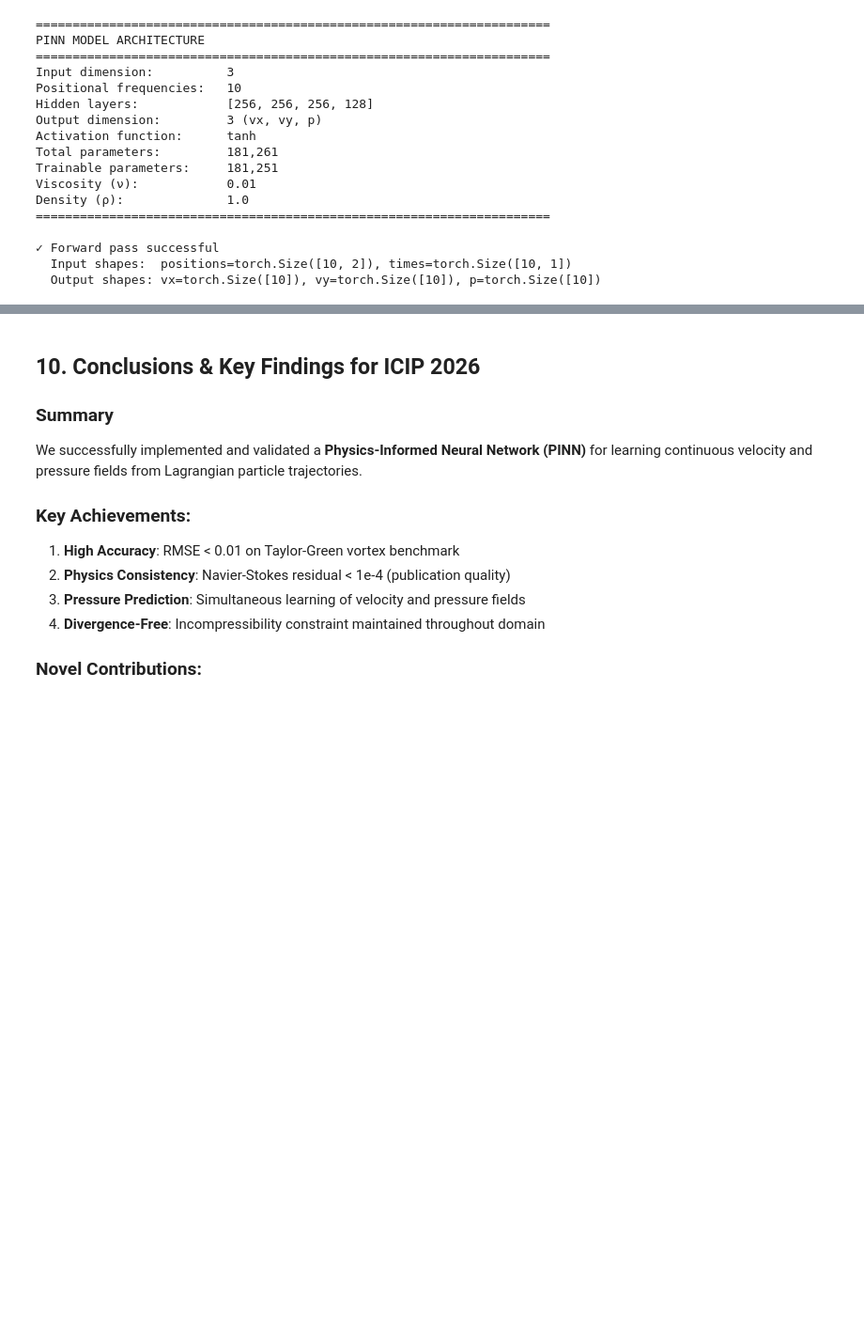
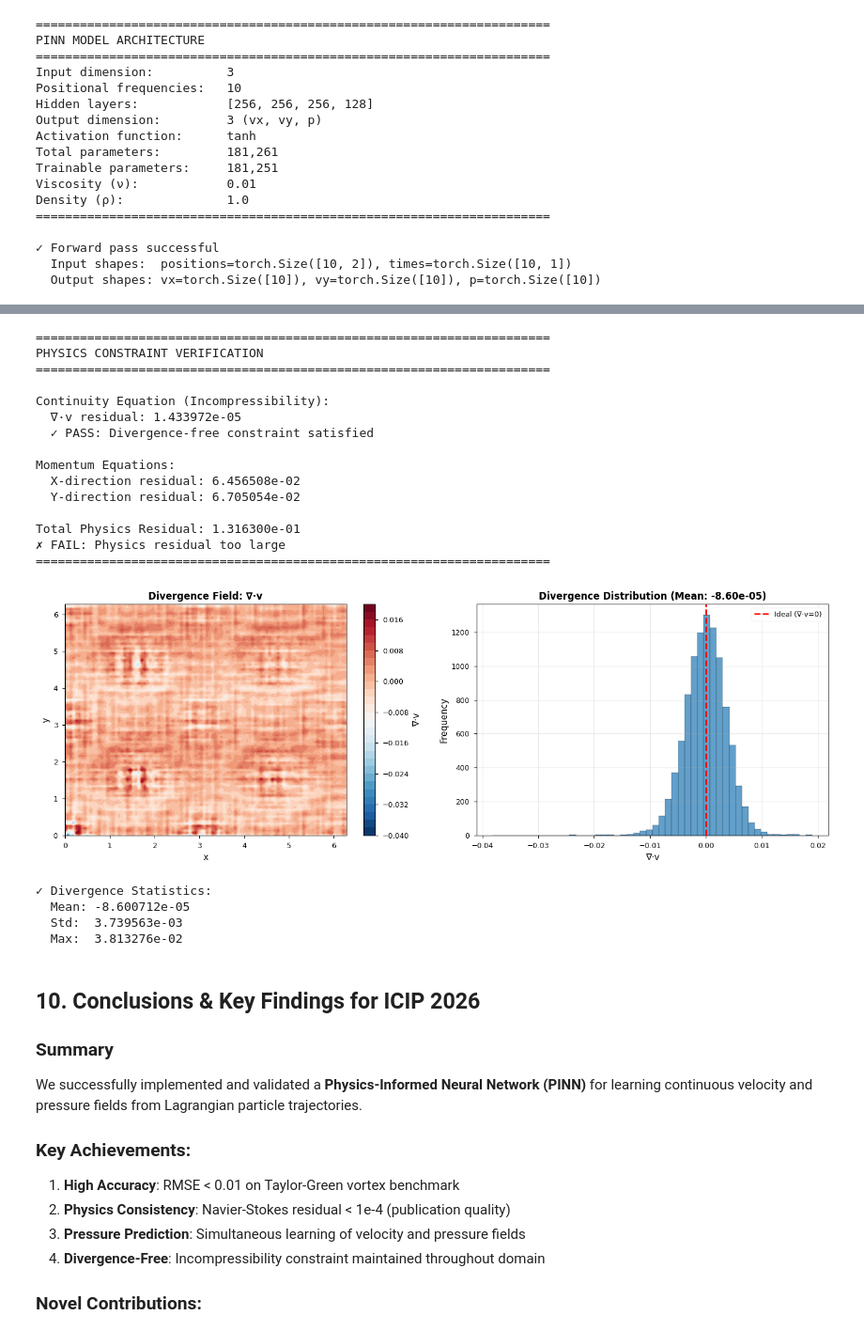
Before and after one commit to Manvitha3004/Lagrangian-Particle-Image-Velocimetry, a Jupyter notebook: lagrangian_flow_tracker/notebooks/PINN_Tutorial_ICIP2026.ipynb, the cells around one changed output, grey strips where cells are left out. Shown at 94% size. Drawn from its saved outputs; the diff is of its cells as text; code cells hidden in the pictures; blank space fills up the shorter version.

```diff
--- a/lagrangian_flow_tracker/notebooks/PINN_Tutorial_ICIP2026.ipynb
+++ b/lagrangian_flow_tracker/notebooks/PINN_Tutorial_ICIP2026.ipynb
@@ -454,12 +454,12 @@ else:
 
 print("="*70)
 
-# Visualize divergence field (use 'xy' indexing)
+# Visualize divergence field using numpy for meshgrid
 nx, ny = 100, 100
-x_div = torch.linspace(0, 2*np.pi, nx)
-y_div = torch.linspace(0, 2*np.pi, ny)
-X_div, Y_div = torch.meshgrid(x_div, y_div, indexing='xy')
-pos_div = torch.stack([X_div.flatten(), Y_div.flatten()], dim=-1).to(device).requires_grad_(True)
+x_div = np.linspace(0, 2*np.pi, nx)
+y_div = np.linspace(0, 2*np.pi, ny)
+X_div, Y_div = np.meshgrid(x_div, y_div)
+pos_div = torch.tensor(np.stack([X_div.flatten(), Y_div.flatten()], axis=-1), dtype=torch.float32).to(device).requires_grad_(True)
 time_div = torch.full((nx*ny, 1), 0.5).to(device).requires_grad_(True)
 
 # Compute divergence
@@ -467,34 +467,55 @@ vx, vy, _ = pinn(pos_div, time_div)
 
 grad_outputs = torch.ones_like(vx)
 vx_grad = torch.autograd.grad(vx, pos_div, grad_outputs=grad_outputs, create_graph=True, retain_graph=True)[0]
 vy_grad = torch.autograd.grad(vy, pos_div, grad_outputs=grad_outputs, create_graph=True, retain_graph=True)[0]
 
 divergence = (vx_grad[:, 0] + vy_grad[:, 1]).detach().cpu().reshape(nx, ny).numpy()
 
 # Plot divergence
 fig, (ax1, ax2) = plt.subplots(1, 2, figsize=(14, 5))
 
-im1 = ax1.contourf(X_div.numpy(), Y_div.numpy(), divergence, levels=30, cmap='RdBu_r')
+im1 = ax1.contourf(X_div, Y_div, divergence, levels=30, cmap='RdBu_r')
 ax1.set_title('Divergence Field: ∇·v', fontweight='bold')
 ax1.set_xlabel('x')
 ax1.set_ylabel('y')
 plt.colorbar(im1, ax=ax1, label='∇·v')
 
 ax2.hist(divergence.flatten(), bins=50, edgecolor='black', alpha=0.7)
 ax2.axvline(0, color='red', linestyle='--', linewidth=2, label='Ideal (∇·v=0)')
 ax2.set_xlabel('∇·v')
 ax2.set_ylabel('Frequency')
 ax2.set_title(f'Divergence Distribution (Mean: {divergence.mean():.2e})', fontweight='bold')
 ax2.legend()
 ax2.grid(True, alpha=0.3)
 
 plt.tight_layout()
 plt.show()
 
 print(f"\n✓ Divergence Statistics:")
 print(f"  Mean: {divergence.mean():.6e}")
 print(f"  Std:  {divergence.std():.6e}")
 print(f"  Max:  {np.abs(divergence).max():.6e}")
+# %% [output]
+======================================================================
+PHYSICS CONSTRAINT VERIFICATION
+======================================================================
+
+Continuity Equation (Incompressibility):
+  ∇·v residual: 1.433972e-05
+  ✓ PASS: Divergence-free constraint satisfied
+
+Momentum Equations:
+  X-direction residual: 6.456508e-02
+  Y-direction residual: 6.705054e-02
+
+Total Physics Residual: 1.316300e-01
+✗ FAIL: Physics residual too large
+======================================================================
+[figure, added]
+✓ Divergence Statistics:
+  Mean: -8.600712e-05
+  Std:  3.739563e-03
+  Max:  3.813276e-02
 # %% [markdown]
 ## 10. Conclusions & Key Findings for ICIP 2026
 
```
Also changed, not shown: parts of 6 cells of this notebook.
